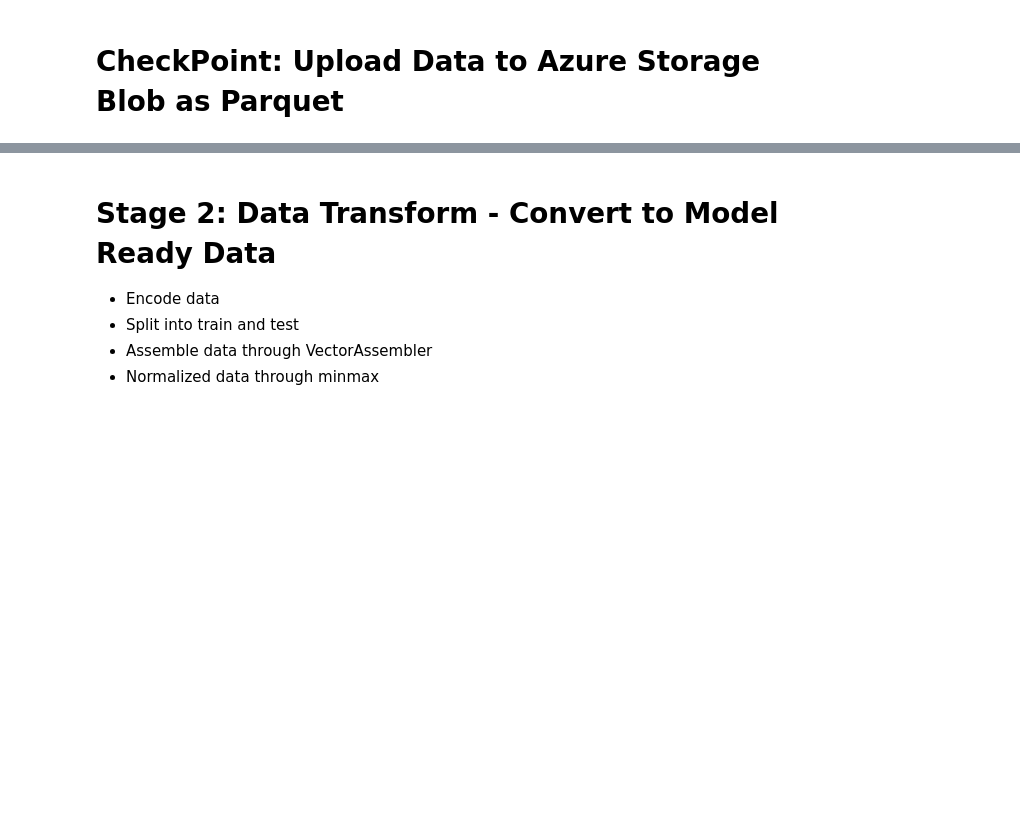
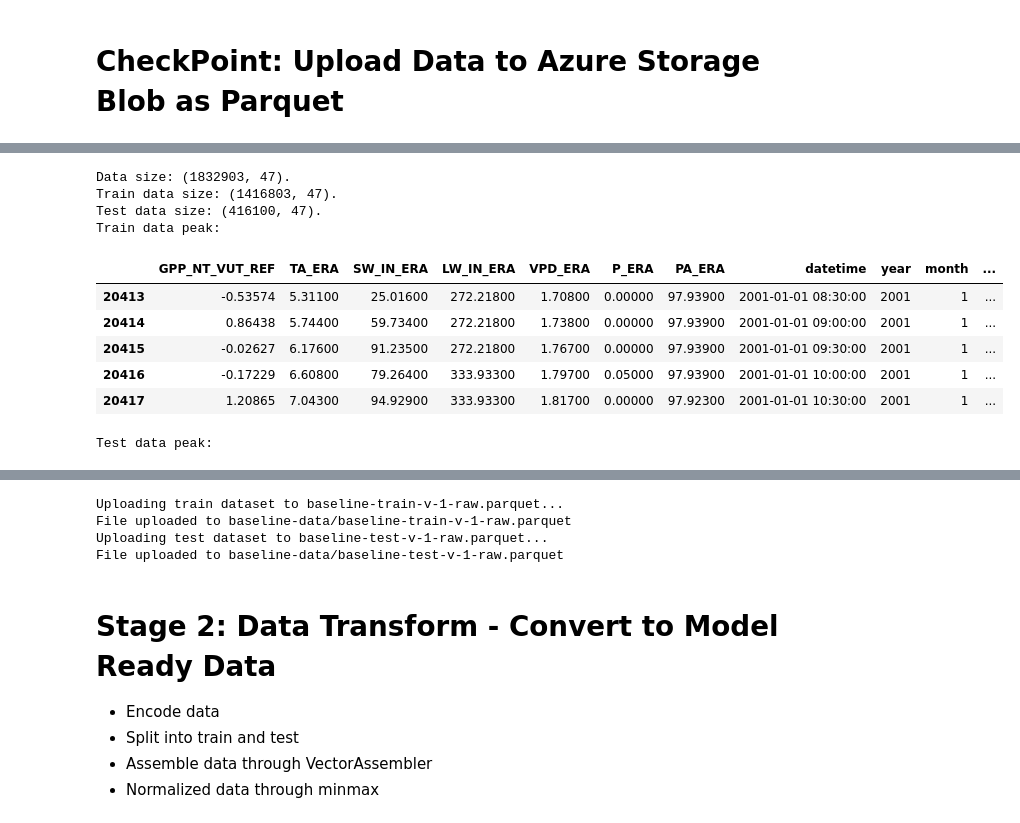
Before and after one commit to jcalz23/co2-flux-hourly-gpp-modeling, a Jupyter notebook: code/src/preprocessing/baseline-data-pipeline-v1.ipynb, the cells around one changed output, grey strips where cells are left out. Saved outputs shown, nothing was run; the diff lists cells and outputs as text; code cells hidden in the pictures; blank space fills up the shorter version.

```diff
--- a/code/src/preprocessing/baseline-data-pipeline-v1.ipynb
+++ b/code/src/preprocessing/baseline-data-pipeline-v1.ipynb
@@ -235,0 +329,28 @@ File uploaded to baseline-data/baseline_all_v_0_raw.parquet
+# %%
+# Save no transformed data
+get_non_transform_train_test = True
+if get_non_transform_train_test:
+  data_transformer = TFTDataTransformer(train_sites, test_sites,
+                                        None, data_df)
+  train_df, test_df = data_transformer.get_test_train_raw()
+  print("Train data peak:")
+  display(train_df.head(5))
+  print("Test data peak:")
+  display(test_df.head(5))
+
+  train_blob_name= f"{train_blob_name_base}-{tag}.{ext}"
+  test_blob_name= f"{test_blob_name_base}-{tag}.{ext}"
+  data_transformer.upload_train_test_to_azure(az_cred_file, container,\
+                                              train_blob_name, test_blob_name)
+# %% [output]
+Data size: (1832903, 47).
+Train data size: (1416803, 47).
+Test data size: (416100, 47).
+Train data peak:
+|  | GPP_NT_VUT_REF | TA_ERA | SW_IN_ERA | LW_IN_ERA | VPD_ERA | P_ERA | PA_ERA | datetime | year | month | ... |
+| 20413 | -0.53574 | 5.31100 | 25.01600 | 272.21800 | 1.70800 | 0.00000 | 97.93900 | 2001-01-01 08:30:00 | 2001 | 1 | ... |
+| 20414 | 0.86438 | 5.74400 | 59.73400 | 272.21800 | 1.73800 | 0.00000 | 97.93900 | 2001-01-01 09:00:00 | 2001 | 1 | ... |
+| 20415 | -0.02627 | 6.17600 | 91.23500 | 272.21800 | 1.76700 | 0.00000 | 97.93900 | 2001-01-01 09:30:00 | 2001 | 1 | ... |
+| 20416 | -0.17229 | 6.60800 | 79.26400 | 333.93300 | 1.79700 | 0.05000 | 97.93900 | 2001-01-01 10:00:00 | 2001 | 1 | ... |
+| 20417 | 1.20865 | 7.04300 | 94.92900 | 333.93300 | 1.81700 | 0.00000 | 97.92300 | 2001-01-01 10:30:00 | 2001 | 1 | ... |
+Test data peak:
@@ -236,3 +363,7 @@ File uploaded to baseline-data/baseline_all_v_0_raw.parquet
+Uploading train dataset to baseline-train-v-1-raw.parquet...
+File uploaded to baseline-data/baseline-train-v-1-raw.parquet
+Uploading test dataset to baseline-test-v-1-raw.parquet...
+File uploaded to baseline-data/baseline-test-v-1-raw.parquet
 # %% [markdown]
 # Stage 2: Data Transform - Convert to Model Ready Data
 - Encode data
```
Also changed, not shown: parts of 26 cells of this notebook.
